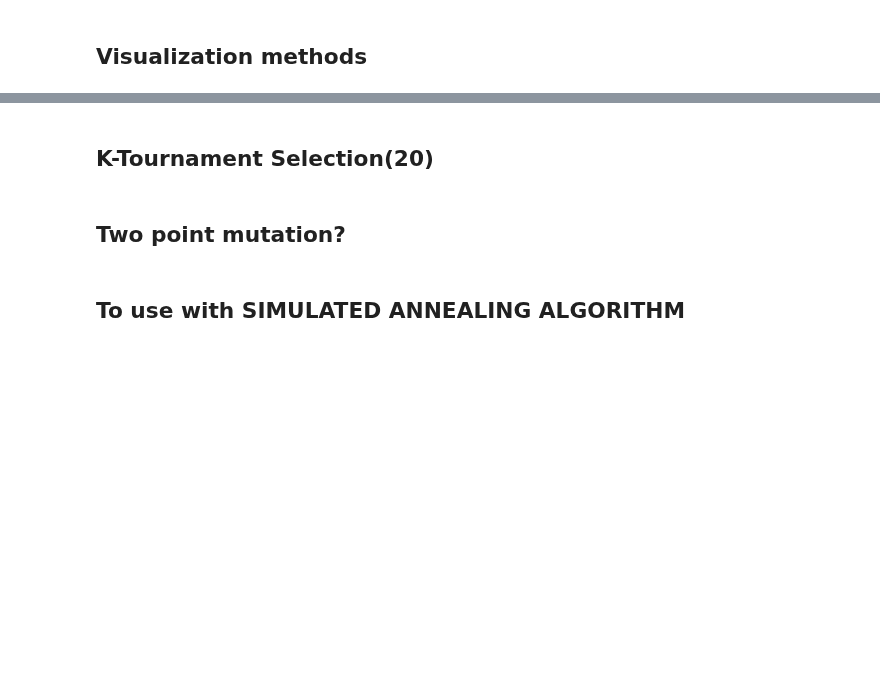
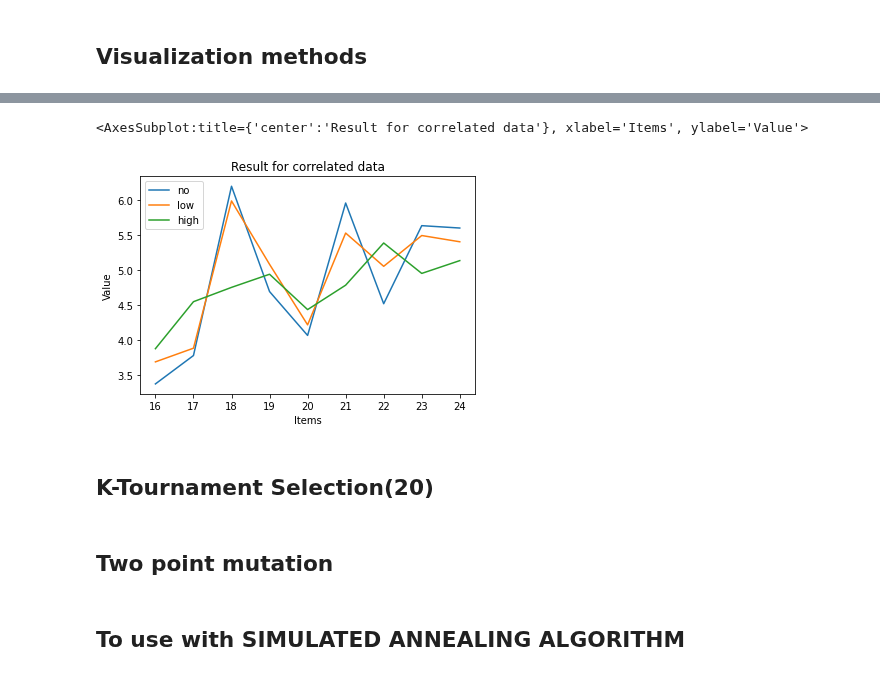
Before and after one commit to Vergenter/mswum, a Jupyter notebook: geneticAlgorithImplementation.ipynb, the cells around one changed output, grey strips where cells are left out. Drawn from its saved outputs; the diff is of its cells as text; code cells hidden in the pictures; blank space fills up the shorter version.

Commit message:
Add summary of results for SA, GA, SAGA.

```diff
--- a/geneticAlgorithImplementation.ipynb
+++ b/geneticAlgorithImplementation.ipynb
@@ -123,0 +116,22 @@ Nie jest maksimum globalnym
+# %%
+from pandas import DataFrame, read_csv
+
+max_weight = 3.0
+
+correlation_levels = ["no", "low", "high"]
+item_counts = list(range(16,25))
+
+results = np.zeros((len(item_counts), len(correlation_levels)))
+
+for i, level in enumerate(correlation_levels):
+    for j, item_count in enumerate(item_counts):
+        csv = read_csv(f"data//{level}_correlation_{item_count}")
+        n_items = csv.shape[0]
+        values = csv.value.values
+        weights = csv.weight.values
+
+        chromo,score,stop_reason=generations(values,weights,max_weight,population_size=100,n_feat=n_items,crossover_rate=0.1,mutation_rate=0.3,k_tournament=0,max_iteration=100,max_stale_iterations=30)
+        best,bestindex = getBest(chromo,score)
+
+        results[j,i] = score[bestindex]
+        print(f"Tests finished: {i*len(item_counts)+j+1}/{len(item_counts)*len(correlation_levels)}", end="\r")
@@ -123,0 +140,3 @@ Nie jest maksimum globalnym
+# %%
+df_res = DataFrame(data=results, columns=correlation_levels, index=item_counts)
+df_res
@@ -123,0 +154,5 @@ Nie jest maksimum globalnym
+# %%
+df_res.plot(title="Result for correlated data", xlabel="Items", ylabel="Value")
+# %% [output]
+<AxesSubplot:title={'center':'Result for correlated data'}, xlabel='Items', ylabel='Value'>
+[figure, added]
@@ -129,4 +166,4 @@ def selection(scores,population_nextgen,k,population_size):
         return population_nextgen[max(indices,key=lambda index:scores[index])]
     return np.array([tournament_selection(random.choices(range(scores.size),k = k)) for _ in range(population_size)])
 # %% [markdown]
-## Two point mutation?
+## Two point mutation
```
Also changed, not shown: parts of 21 cells of this notebook, 5 other files.
